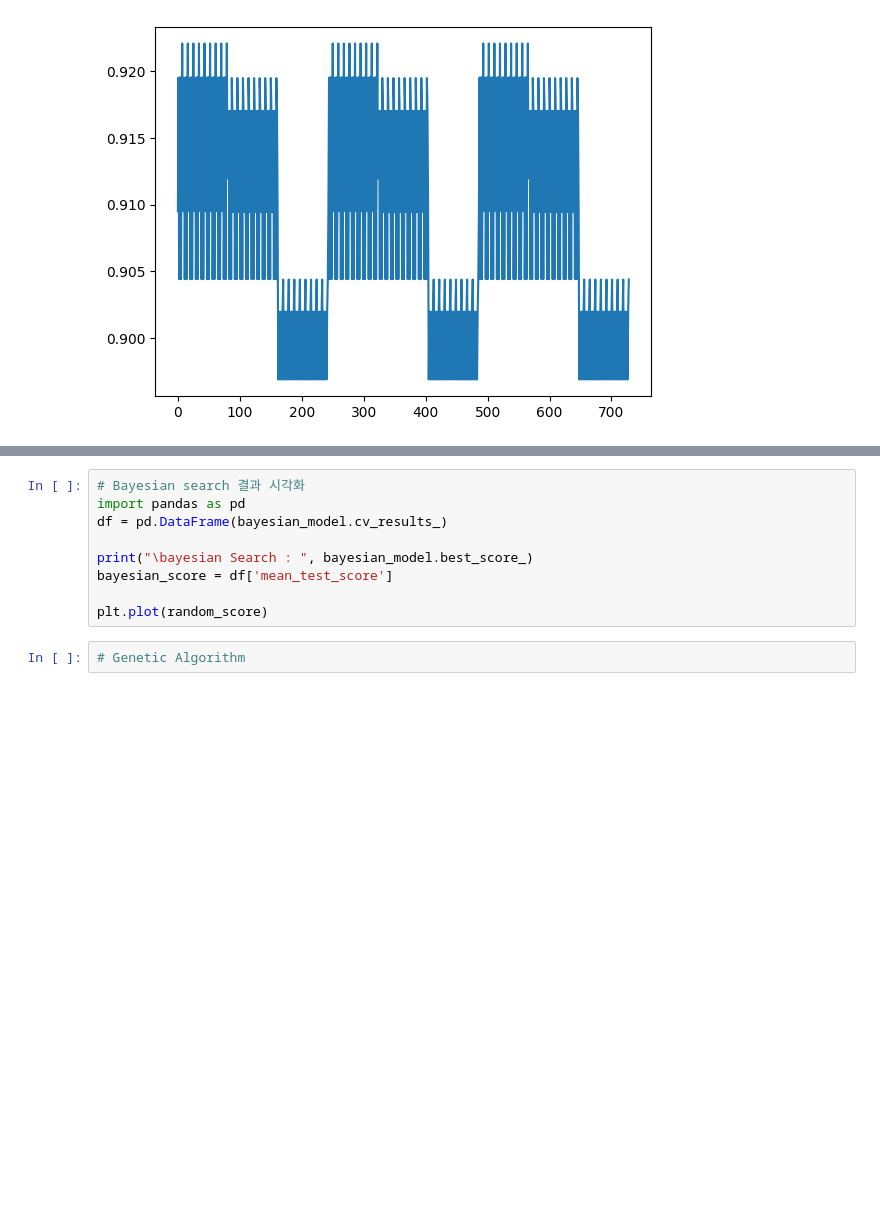
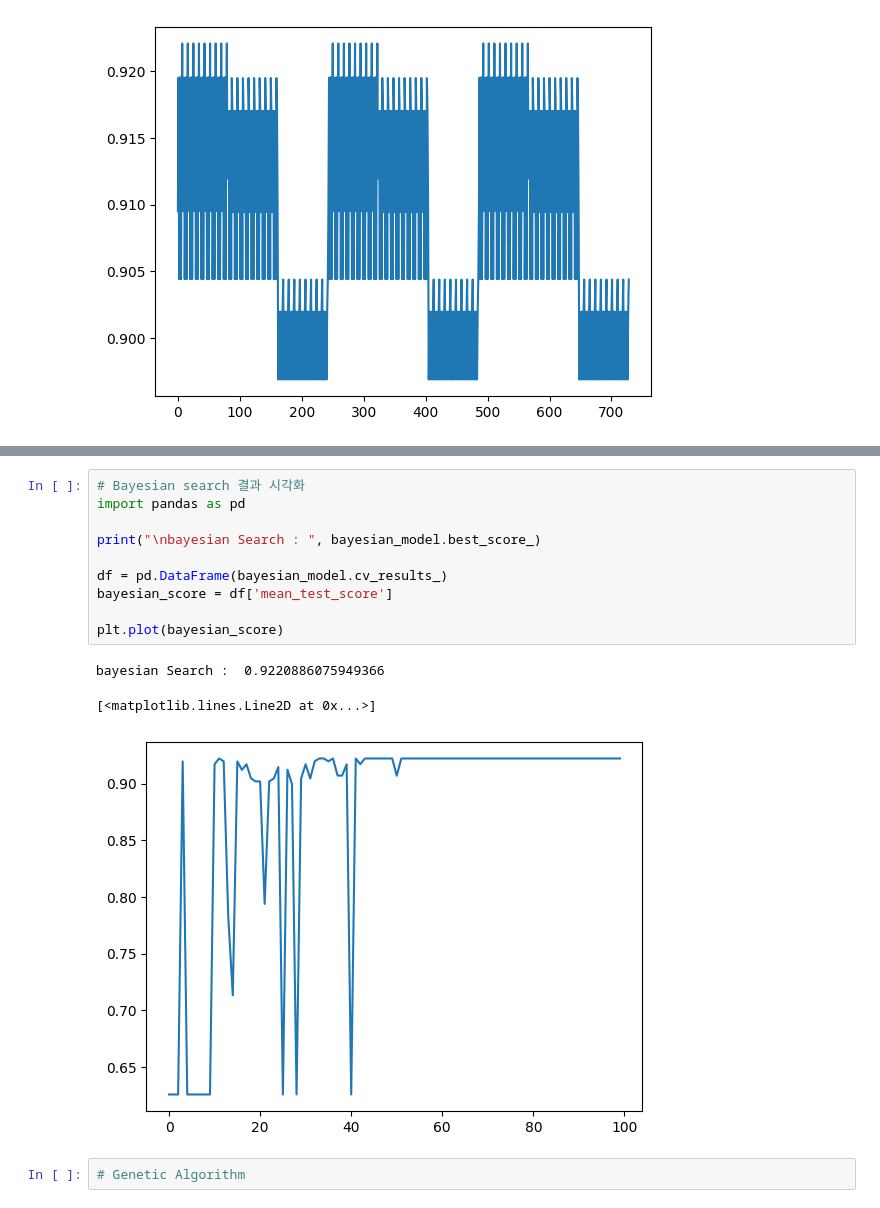
Before and after one commit to hyundp/ie_optimization_proj, a Jupyter notebook: h2y2_env.ipynb, the cells around one changed output, grey strips where cells are left out. Cells and saved outputs as stored; diff of their text form; blank space fills up the shorter version.

Commit message:
update: visualization

```diff
--- a/h2y2_env.ipynb
+++ b/h2y2_env.ipynb
@@ -874,12 +825,17 @@ Bayesian Search :  0.9473684210526315
 # %%
 # Bayesian search 결과 시각화
 import pandas as pd
+
+print("\nbayesian Search : ", bayesian_model.best_score_)
+
 df = pd.DataFrame(bayesian_model.cv_results_)
-
-print("\bayesian Search : ", bayesian_model.best_score_)
 bayesian_score = df['mean_test_score']
 
-plt.plot(random_score)
+plt.plot(bayesian_score)
+# %% [output]
+bayesian Search :  0.9220886075949366
+[<matplotlib.lines.Line2D at 0x...>]
+[figure, added]
 # %%
 # Genetic Algorithm
 # %%
```
Also changed, not shown: parts of 15 cells of this notebook.
